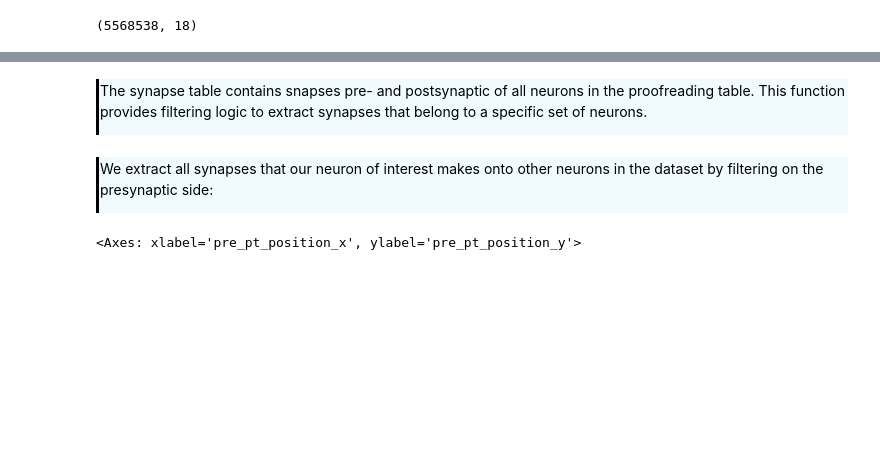
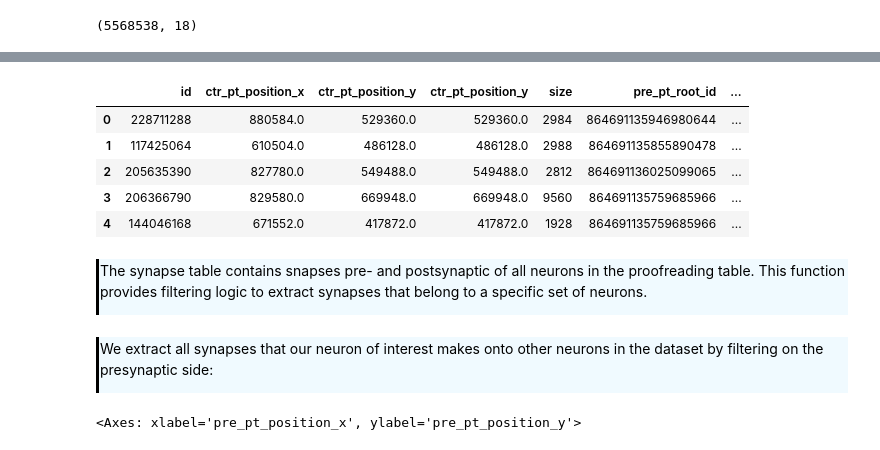
Before and after one commit to JEElsner/SWDB_2024_Anatomy, a Jupyter notebook: code/Notebook 3 - EM.ipynb, the cells around one changed output, grey strips where cells are left out. Cells and saved outputs as stored; diff of their text form; code cells hidden in the pictures; blank space fills up the shorter version.

```diff
--- a/code/Notebook 3 - EM.ipynb
+++ b/code/Notebook 3 - EM.ipynb
@@ -124,3 +179,19 @@ proof_syn_table.shape
+# %%
+proof_columns = ['id',
+'ctr_pt_position_x',
+'ctr_pt_position_y',
+'ctr_pt_position_y',
+'size',
+'pre_pt_root_id',
+'post_pt_root_id']
+proof_syn_table[proof_columns].head()
+# %% [output]
+|  | id | ctr_pt_position_x | ctr_pt_position_y | ctr_pt_position_y | size | pre_pt_root_id | ... |
+| 0 | 228711288 | 880584.0 | 529360.0 | 529360.0 | 2984 | 864691135946980644 | ... |
+| 1 | 117425064 | 610504.0 | 486128.0 | 486128.0 | 2988 | 864691135855890478 | ... |
+| 2 | 205635390 | 827780.0 | 549488.0 | 549488.0 | 2812 | 864691136025099065 | ... |
+| 3 | 206366790 | 829580.0 | 669948.0 | 669948.0 | 9560 | 864691135759685966 | ... |
+| 4 | 144046168 | 671552.0 | 417872.0 | 417872.0 | 1928 | 864691135759685966 | ... |
 # %% [markdown]
 <div style="border-left: 3px solid #000; padding: 1px; padding-left: 10px; background: #F0FAFF; ">
 
```
Also changed, not shown: parts of 6 cells of this notebook, 1 other file.
